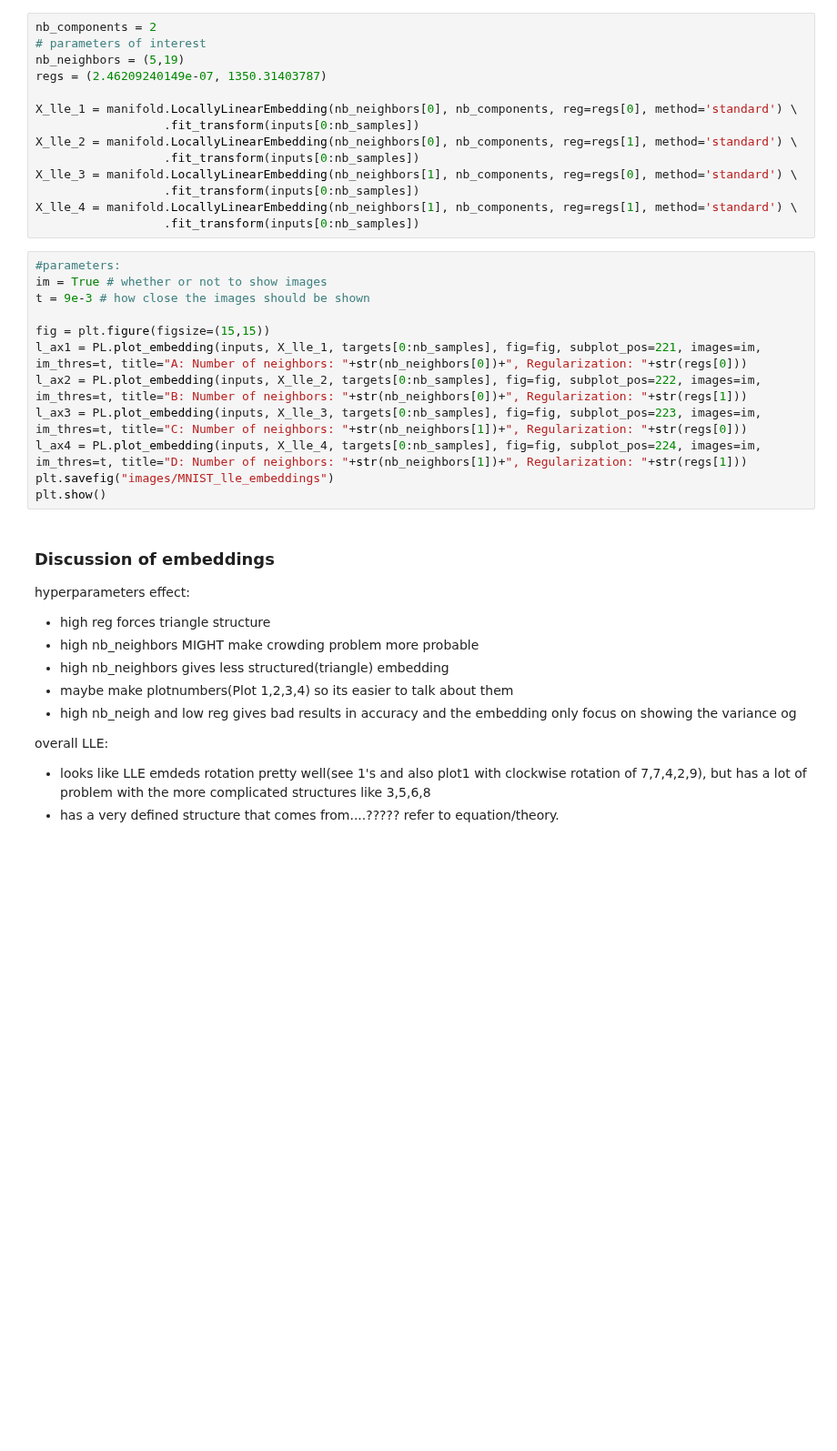
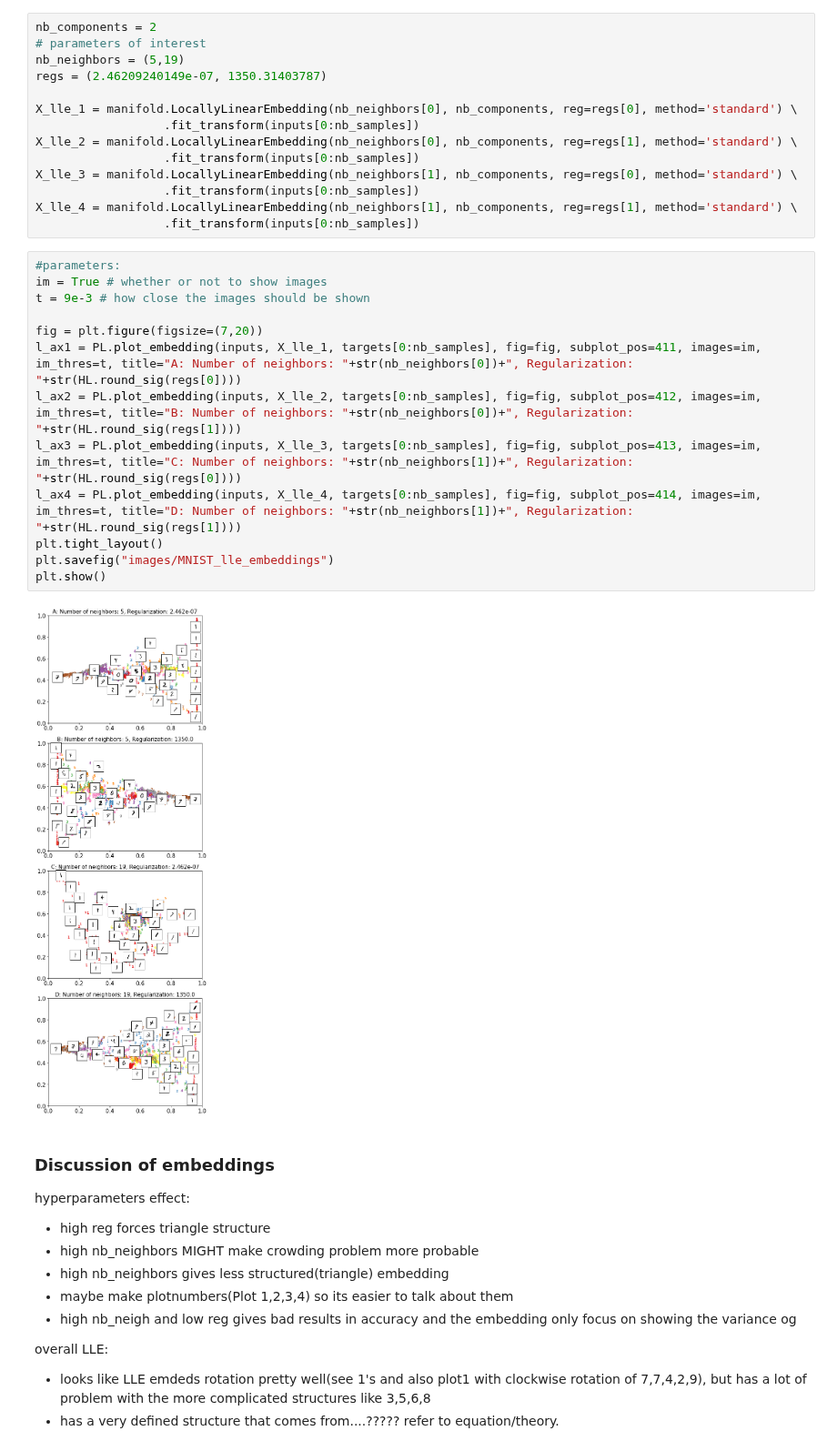
Before and after one commit to hbjornoy/t-SNE-vs-LLE, a Jupyter notebook: Section IV - MNIST.ipynb, the cells around one changed output. Shown at 91% size. Saved outputs shown, nothing was run; the diff lists cells and outputs as text; blank space fills up the shorter version.

Commit message:
fikser størrelse på plott

```diff
--- a/Section IV - MNIST.ipynb
+++ b/Section IV - MNIST.ipynb
@@ -113,15 +109,18 @@ X_lle_4 = manifold.LocallyLinearEmbedding(nb_neighbors[1], nb_components, reg=re
 # %%
 #parameters:
 im = True # whether or not to show images
 t = 9e-3 # how close the images should be shown
 
-fig = plt.figure(figsize=(15,15))
-l_ax1 = PL.plot_embedding(inputs, X_lle_1, targets[0:nb_samples], fig=fig, subplot_pos=221, images=im, im_thres=t, title="A: Number of neighbors: "+str(nb_neighbors[0])+", Regularization: "+str(regs[0]))
-l_ax2 = PL.plot_embedding(inputs, X_lle_2, targets[0:nb_samples], fig=fig, subplot_pos=222, images=im, im_thres=t, title="B: Number of neighbors: "+str(nb_neighbors[0])+", Regularization: "+str(regs[1]))
-l_ax3 = PL.plot_embedding(inputs, X_lle_3, targets[0:nb_samples], fig=fig, subplot_pos=223, images=im, im_thres=t, title="C: Number of neighbors: "+str(nb_neighbors[1])+", Regularization: "+str(regs[0]))
-l_ax4 = PL.plot_embedding(inputs, X_lle_4, targets[0:nb_samples], fig=fig, subplot_pos=224, images=im, im_thres=t, title="D: Number of neighbors: "+str(nb_neighbors[1])+", Regularization: "+str(regs[1]))
+fig = plt.figure(figsize=(7,20))
+l_ax1 = PL.plot_embedding(inputs, X_lle_1, targets[0:nb_samples], fig=fig, subplot_pos=411, images=im, im_thres=t, title="A: Number of neighbors: "+str(nb_neighbors[0])+", Regularization: "+str(HL.round_sig(regs[0])))
+l_ax2 = PL.plot_embedding(inputs, X_lle_2, targets[0:nb_samples], fig=fig, subplot_pos=412, images=im, im_thres=t, title="B: Number of neighbors: "+str(nb_neighbors[0])+", Regularization: "+str(HL.round_sig(regs[1])))
+l_ax3 = PL.plot_embedding(inputs, X_lle_3, targets[0:nb_samples], fig=fig, subplot_pos=413, images=im, im_thres=t, title="C: Number of neighbors: "+str(nb_neighbors[1])+", Regularization: "+str(HL.round_sig(regs[0])))
+l_ax4 = PL.plot_embedding(inputs, X_lle_4, targets[0:nb_samples], fig=fig, subplot_pos=414, images=im, im_thres=t, title="D: Number of neighbors: "+str(nb_neighbors[1])+", Regularization: "+str(HL.round_sig(regs[1])))
+plt.tight_layout()
 plt.savefig("images/MNIST_lle_embeddings")
 plt.show()
+# %% [output]
+[figure, added]
 # %% [markdown]
 ### Discussion of embeddings
 hyperparameters effect:
```
Also changed, not shown: parts of 3 cells of this notebook, 10 other files.
